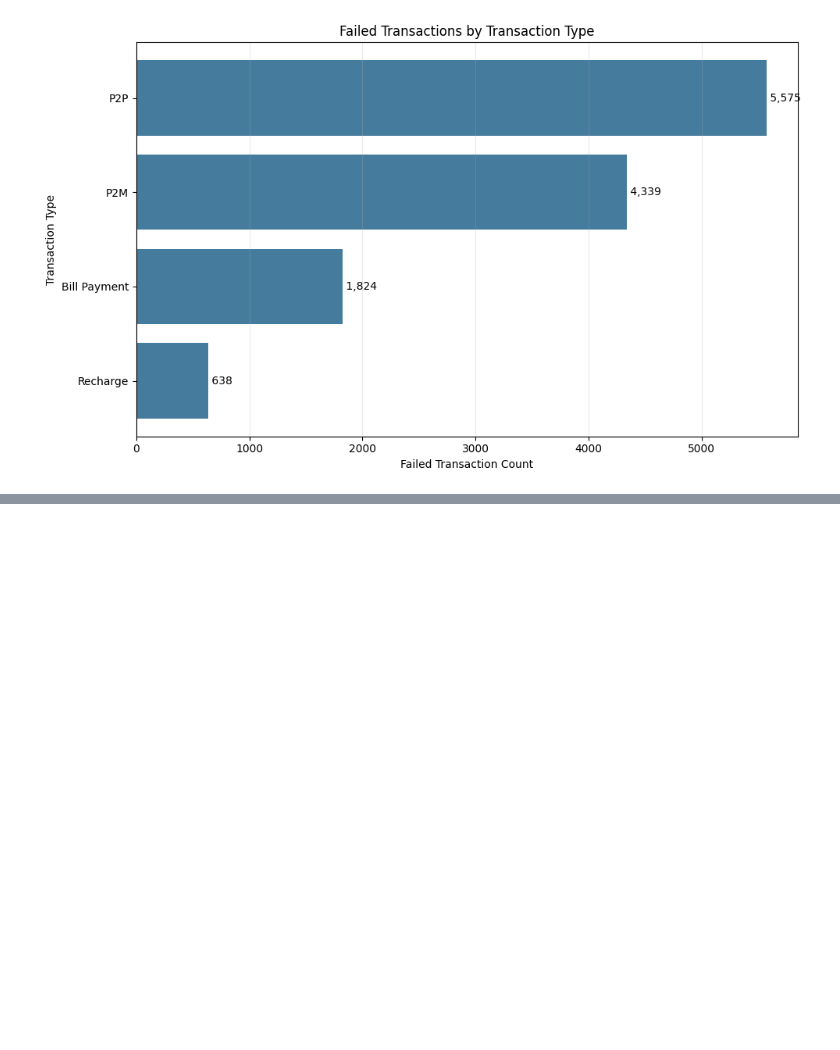
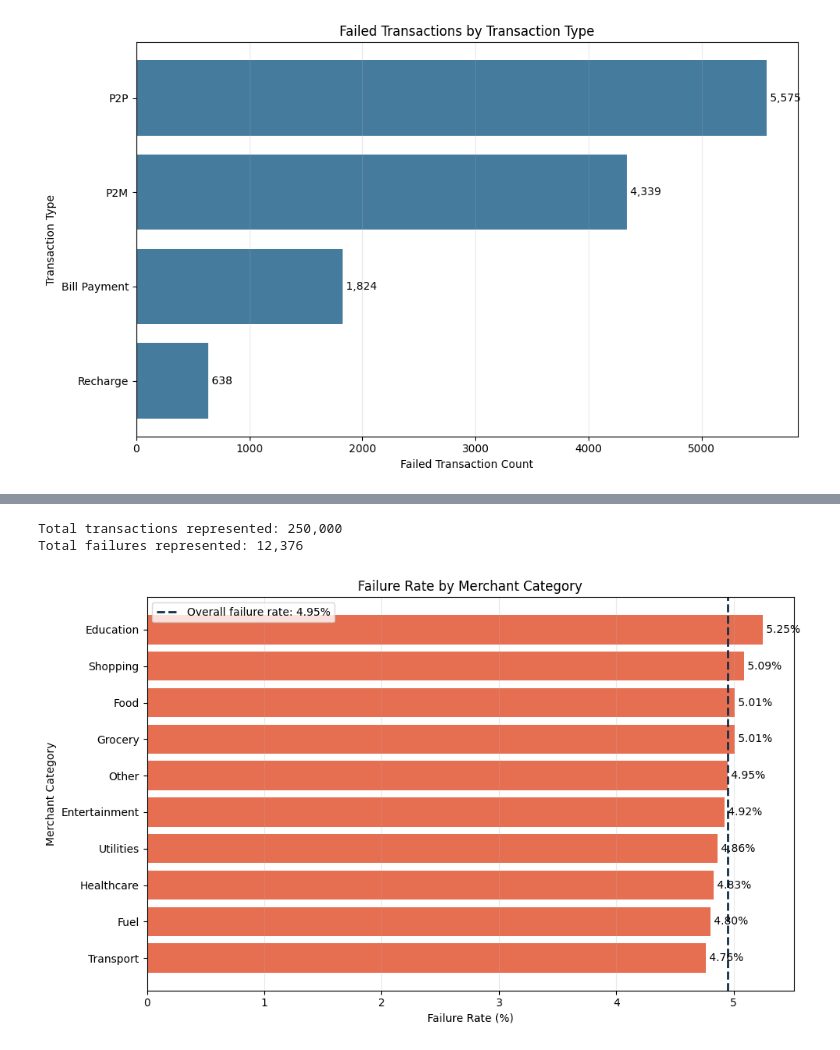
Before and after one commit to KaviyaVelmurugan/upi-transaction-intelligence-platform, a Jupyter notebook: notebooks/02_eda.ipynb, the cells around one changed output, grey strips where cells are left out. Drawn from its saved outputs; the diff is of its cells as text; code cells hidden in the pictures; blank space fills up the shorter version.

Commit message:
Merchant category vs status analysis

```diff
--- a/notebooks/02_eda.ipynb
+++ b/notebooks/02_eda.ipynb
@@ -1079,0 +1129,8 @@ plt.show()
+# %%
+# Generate the summary
+merchant_status_summary = build_status_summary(
+    df,
+    "merchant_category"
+)
+
+merchant_status_summary
@@ -1079,0 +1149,58 @@ plt.show()
+# %%
+# Verify totals
+print(
+    "Total transactions represented:",
+    f"{merchant_status_summary['total_transactions'].sum():,}"
+)
+
+print(
+    "Total failures represented:",
+    f"{merchant_status_summary['failed_transactions'].sum():,}"
+)
+# %% [output]
+Total transactions represented: 250,000
+Total failures represented: 12,376
+# %%
+# Plot failure rates
+fig, ax = plt.subplots(figsize=(10, 6))
+
+rate_order = merchant_status_summary.sort_values(
+    "failure_rate_percentage",
+    ascending=True
+)
+
+bars = ax.barh(
+    rate_order["merchant_category"],
+    rate_order["failure_rate_percentage"],
+    color="#E76F51"
+)
+
+ax.axvline(
+    overall_failure_rate,
+    color="#12304A",
+    linestyle="--",
+    linewidth=2,
+    label=f"Overall failure rate: {overall_failure_rate:.2f}%"
+)
+
+ax.set_title("Failure Rate by Merchant Category")
+ax.set_xlabel("Failure Rate (%)")
+ax.set_ylabel("Merchant Category")
+ax.grid(axis="x", alpha=0.25)
+ax.legend()
+
+for bar, rate in zip(
+    bars,
+    rate_order["failure_rate_percentage"]
+):
+    ax.text(
+        bar.get_width(),
+        bar.get_y() + bar.get_height() / 2,
+        f" {rate:.2f}%",
+        va="center"
+    )
+
+plt.tight_layout()
+plt.show()
+# %% [output]
+[figure, added]
```
Also changed, not shown: parts of 4 cells of this notebook, 1 other file.
